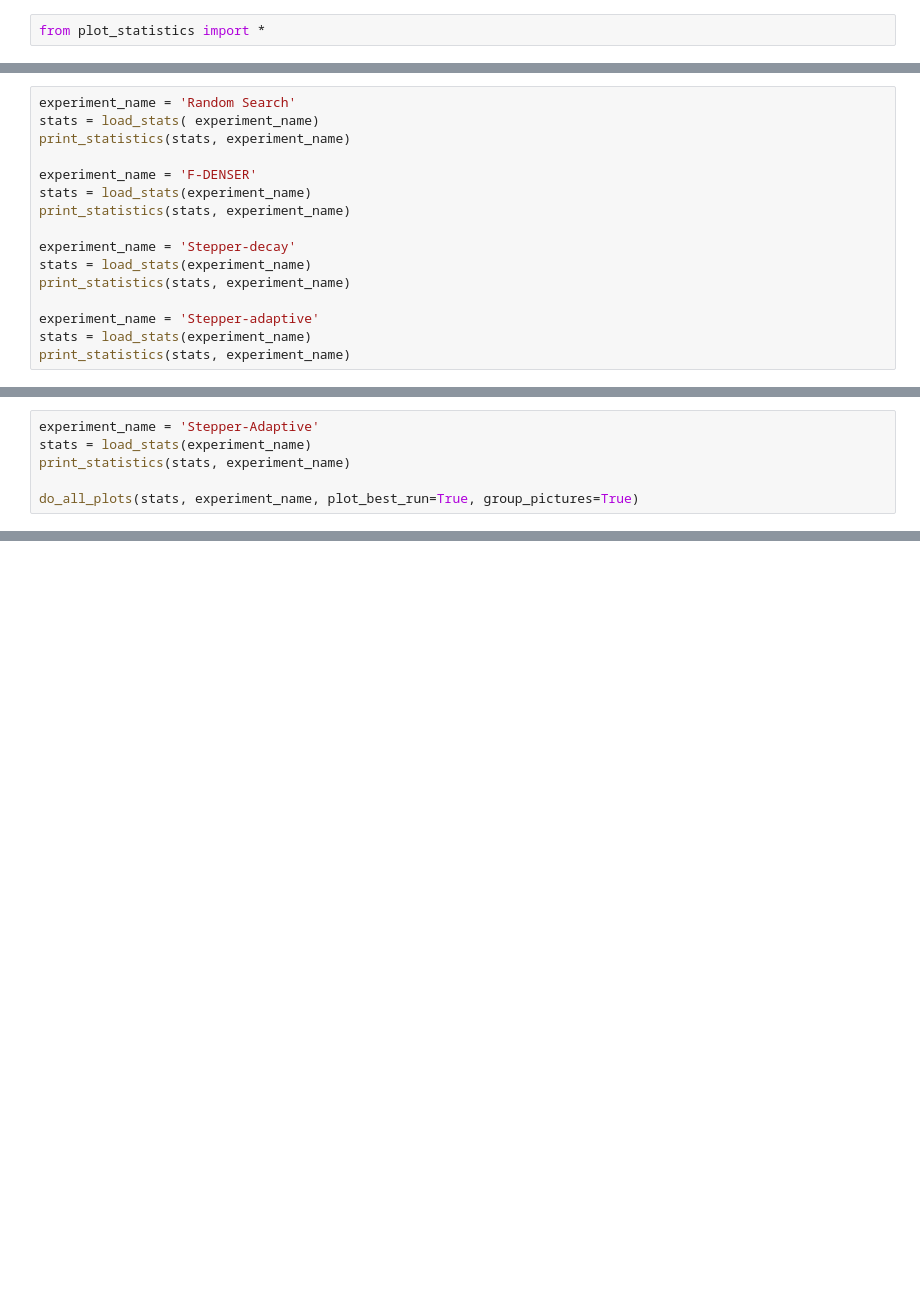
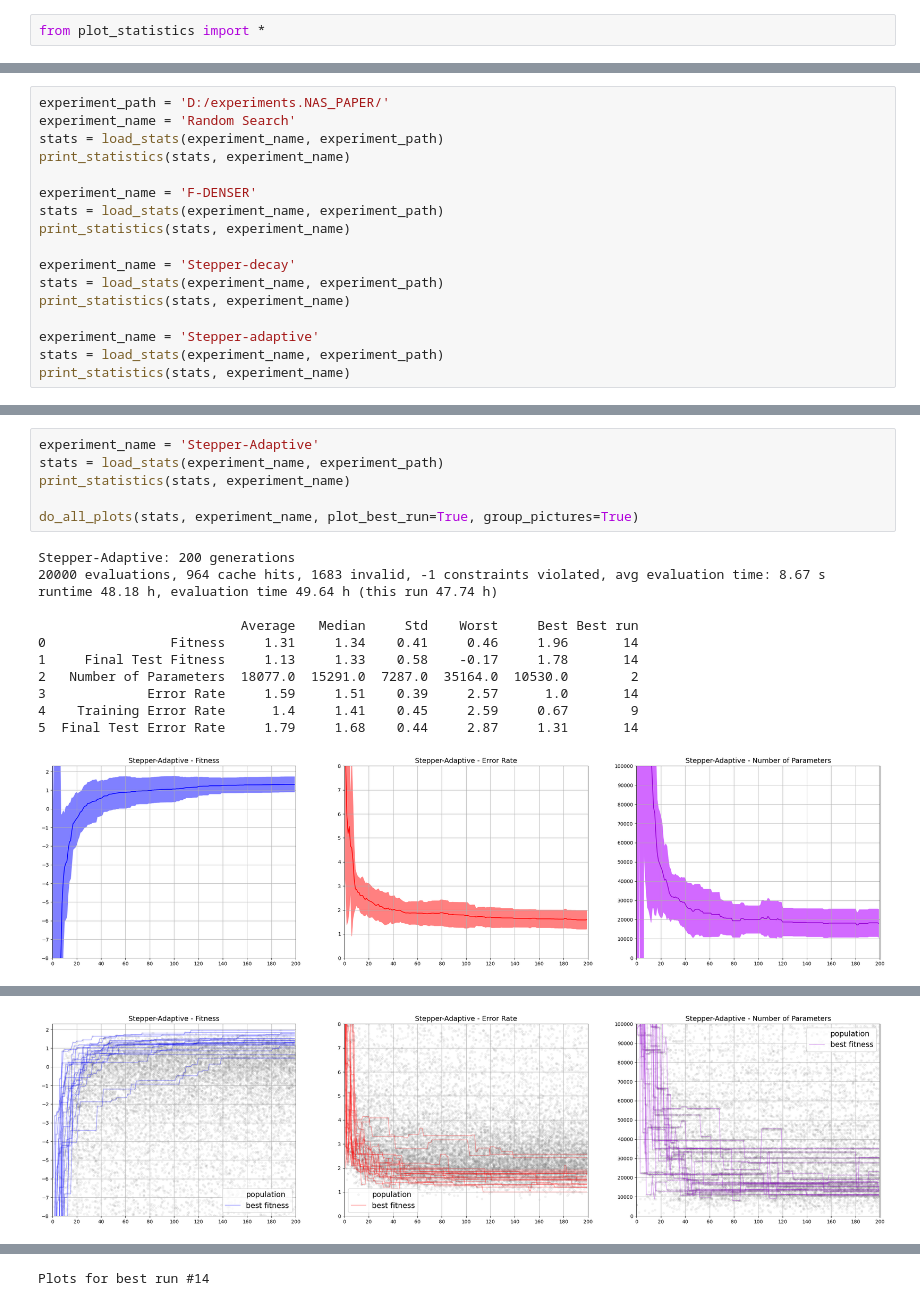
Before and after one commit to ChristianNieber/nas_on_cnns, a Jupyter notebook: run_statistics.ipynb, the cells around one changed output, grey strips where cells are left out. Cells and saved outputs as stored; diff of their text form; blank space fills up the shorter version.

```diff
--- a/run_statistics.ipynb
+++ b/run_statistics.ipynb
@@ -12,16 +32,17 @@ do_all_plots(stats, experiment_name, plot_best_run=True, group_pictures=True)
 # %%
+experiment_path = 'D:/experiments.NAS_PAPER/'
 experiment_name = 'Random Search'
-stats = load_stats( experiment_name)
+stats = load_stats(experiment_name, experiment_path)
 print_statistics(stats, experiment_name)
 
 experiment_name = 'F-DENSER'
-stats = load_stats(experiment_name)
+stats = load_stats(experiment_name, experiment_path)
 print_statistics(stats, experiment_name)
 
 experiment_name = 'Stepper-decay'
-stats = load_stats(experiment_name)
+stats = load_stats(experiment_name, experiment_path)
 print_statistics(stats, experiment_name)
 
 experiment_name = 'Stepper-adaptive'
-stats = load_stats(experiment_name)
+stats = load_stats(experiment_name, experiment_path)
 print_statistics(stats, experiment_name)
@@ -28,6 +67,19 @@ print_statistics(stats, experiment_name)
 # %%
 experiment_name = 'Stepper-Adaptive'
-stats = load_stats(experiment_name)
+stats = load_stats(experiment_name, experiment_path)
 print_statistics(stats, experiment_name)
 
 do_all_plots(stats, experiment_name, plot_best_run=True, group_pictures=True)
+# %% [output]
+Stepper-Adaptive: 200 generations
+20000 evaluations, 964 cache hits, 1683 invalid, -1 constraints violated, avg evaluation time: 8.67 s
+runtime 48.18 h, evaluation time 49.64 h (this run 47.74 h)
+
+                          Average   Median     Std    Worst     Best Best run
+0                Fitness     1.31     1.34    0.41     0.46     1.96       14
+1     Final Test Fitness     1.13     1.33    0.58    -0.17     1.78       14
+2   Number of Parameters  18077.0  15291.0  7287.0  35164.0  10530.0        2
+3             Error Rate     1.59     1.51    0.39     2.57      1.0       14
+4    Training Error Rate      1.4     1.41    0.45     2.59     0.67        9
+5  Final Test Error Rate     1.79     1.68    0.44     2.87     1.31       14
+[figure, added]
@@ -33,0 +87 @@ do_all_plots(stats, experiment_name, plot_best_run=True, group_pictures=True)
+[figure, added]
@@ -33,0 +89 @@ do_all_plots(stats, experiment_name, plot_best_run=True, group_pictures=True)
+Plots for best run #14
```
Also changed, not shown: parts of 3 cells of this notebook, 17 other files.
